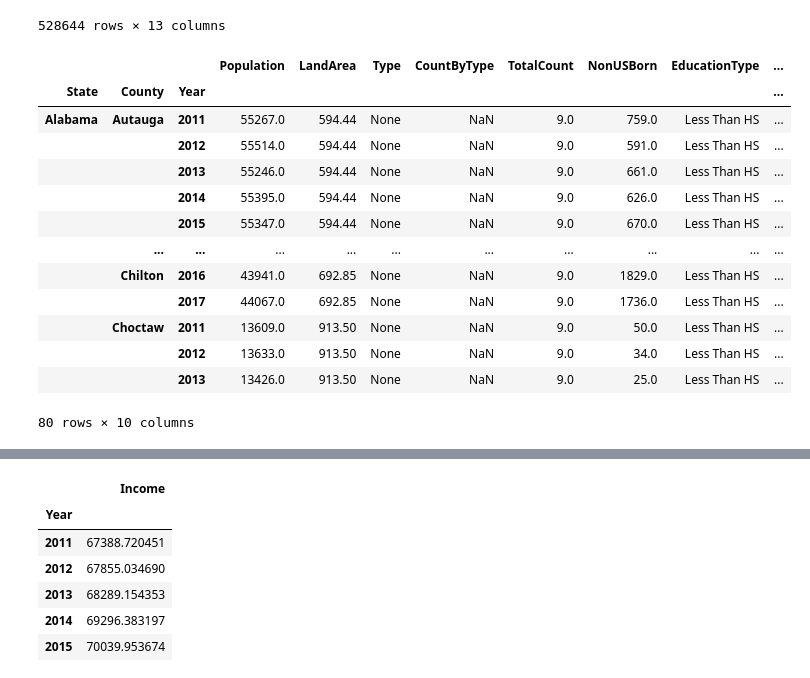
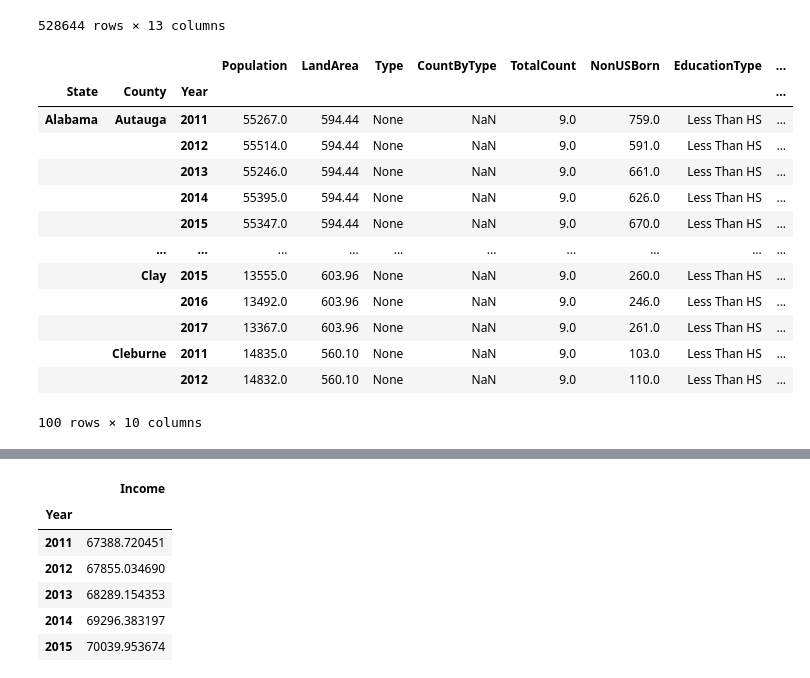
Before and after one commit to thesolecloset/Data-Wonders-Group-Project-1, a Jupyter notebook: Group-amit edit.ipynb, the cells around one changed output, grey strips where cells are left out. Saved outputs shown, nothing was run; the diff lists cells and outputs as text; code cells hidden in the pictures.

```diff
--- a/Group-amit edit.ipynb
+++ b/Group-amit edit.ipynb
@@ -150,19 +136,19 @@ datadf
 528644 rows × 13 columns
 # %%
 cleaneddatadf = datadf.groupby(["State","County","Year"]).first()
-cleaneddatadf.head(80)
+cleaneddatadf.head(100)
 # %% [output]
 |  |  |  | Population | LandArea | Type | CountByType | TotalCount | NonUSBorn | EducationType | ... |
 | State | County | Year |  |  |  |  |  |  |  | ... |
 | Alabama | Autauga | 2011 | 55267.0 | 594.44 | None | NaN | 9.0 | 759.0 | Less Than HS | ... |
 |  |  | 2012 | 55514.0 | 594.44 | None | NaN | 9.0 | 591.0 | Less Than HS | ... |
 |  |  | 2013 | 55246.0 | 594.44 | None | NaN | 9.0 | 661.0 | Less Than HS | ... |
 |  |  | 2014 | 55395.0 | 594.44 | None | NaN | 9.0 | 626.0 | Less Than HS | ... |
 |  |  | 2015 | 55347.0 | 594.44 | None | NaN | 9.0 | 670.0 | Less Than HS | ... |
 |  | ... | ... | ... | ... | ... | ... | ... | ... | ... | ... |
-|  | Chilton | 2016 | 43941.0 | 692.85 | None | NaN | 9.0 | 1829.0 | Less Than HS | ... |
-|  |  | 2017 | 44067.0 | 692.85 | None | NaN | 9.0 | 1736.0 | Less Than HS | ... |
-|  | Choctaw | 2011 | 13609.0 | 913.50 | None | NaN | 9.0 | 50.0 | Less Than HS | ... |
-|  |  | 2012 | 13633.0 | 913.50 | None | NaN | 9.0 | 34.0 | Less Than HS | ... |
-|  |  | 2013 | 13426.0 | 913.50 | None | NaN | 9.0 | 25.0 | Less Than HS | ... |
+|  | Clay | 2015 | 13555.0 | 603.96 | None | NaN | 9.0 | 260.0 | Less Than HS | ... |
+|  |  | 2016 | 13492.0 | 603.96 | None | NaN | 9.0 | 246.0 | Less Than HS | ... |
+|  |  | 2017 | 13367.0 | 603.96 | None | NaN | 9.0 | 261.0 | Less Than HS | ... |
+|  | Cleburne | 2011 | 14835.0 | 560.10 | None | NaN | 9.0 | 103.0 | Less Than HS | ... |
+|  |  | 2012 | 14832.0 | 560.10 | None | NaN | 9.0 | 110.0 | Less Than HS | ... |
-80 rows × 10 columns
+100 rows × 10 columns
```
Also changed, not shown: parts of 8 cells of this notebook, 1 other file.
